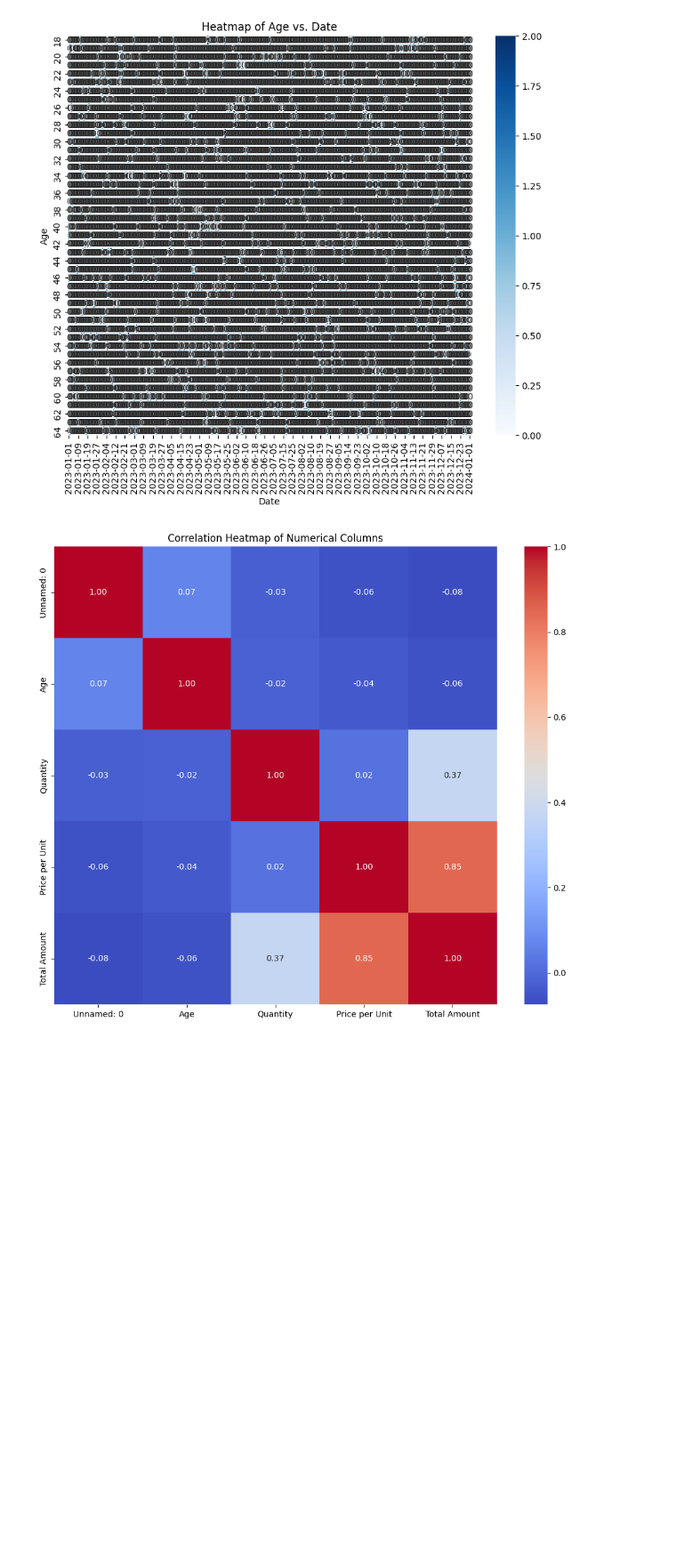
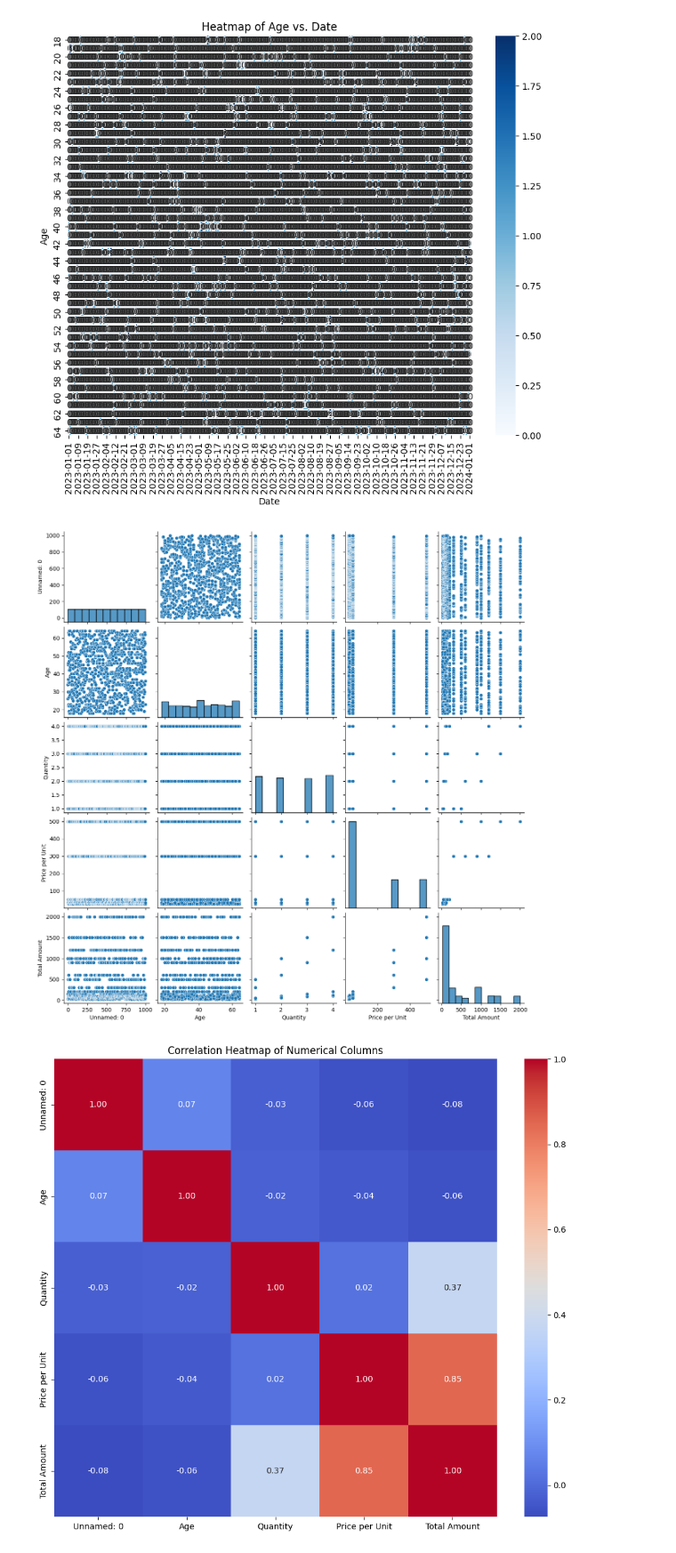
Before and after one commit to Nikhil5566/EDA-Prostate-cancer-dataset-, a Jupyter notebook: Sales_Dataset.ipynb, the cells around one changed output. Shown at 89% size. Saved outputs shown, nothing was run; the diff lists cells and outputs as text; code cells hidden in the pictures; blank space fills up the shorter version.

```diff
--- a/Sales_Dataset.ipynb
+++ b/Sales_Dataset.ipynb
@@ -262,6 +262,12 @@ plt.show()
 [figure]
 [figure]
 [figure]
+# %%
+# pair ploting:
+sns.pairplot(df)
+plt.show()
+# %% [output]
+[figure, added]
 # %%
 # Calculate the correlation matrix
 correlation_matrix = df.select_dtypes(include=np.number).corr()
```
